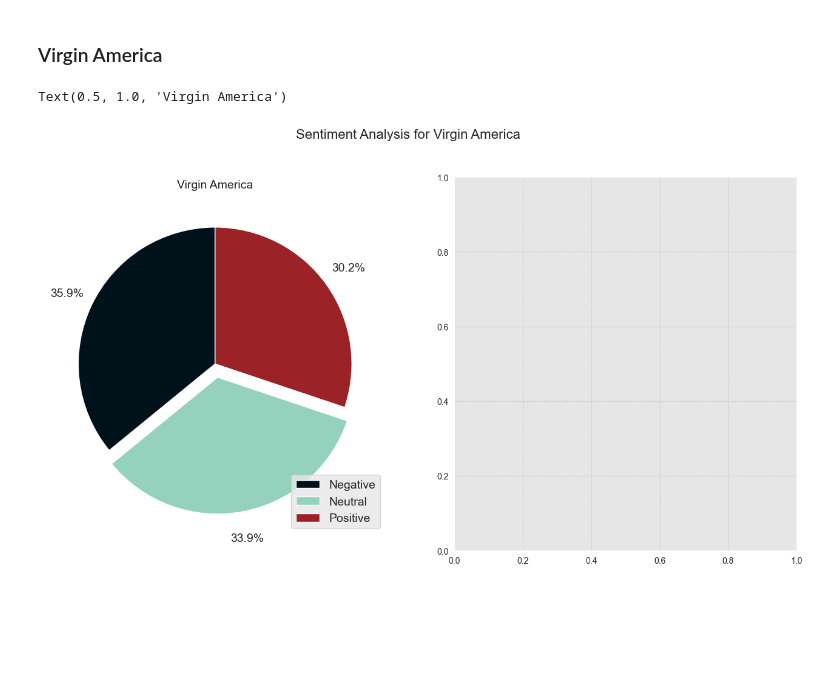
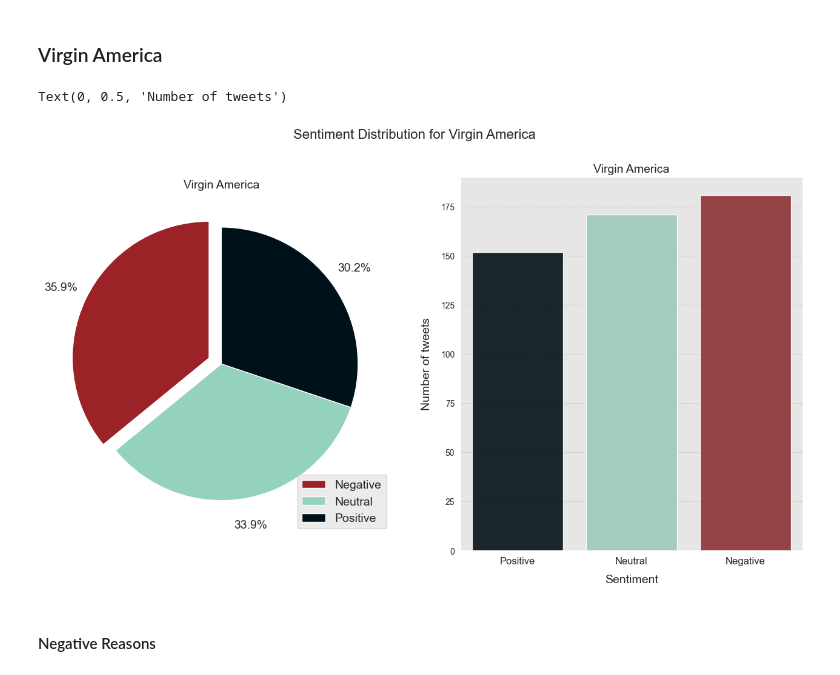
Before and after one commit to scuellaralmagro/airline-sentiment-analysis, a Jupyter notebook: tweets_EDA.ipynb, the cells around one changed output. Saved outputs shown, nothing was run; the diff lists cells and outputs as text; code cells hidden in the pictures; blank space fills up the shorter version.

```diff
--- a/tweets_EDA.ipynb
+++ b/tweets_EDA.ipynb
@@ -45,4 +45,3 @@ sns.set_style('darkgrid',{
     'grid.linestyle': '--',
     'grid.linewidth': 0.5,
     })
-sns.set_palette(['#2b2d42', '#8d99ae', 'edf2f4', '#ef233c', '#d90429'])
@@ -489,25 +486,38 @@ We will now be performing a 'by airline' analysis to see what are the most commo
 ### Virgin America
 # %%
 fig, ax = plt.subplots(1, 2, figsize=(16,8))
-fig.suptitle('Sentiment Analysis for Virgin America', fontsize=16)
+fig.suptitle('Sentiment Distribution for Virgin America', fontsize=16)
 
 # Plot the distribution of the airline_sentiment column for this airline as a pie chart.
-
 fig4 = data[data['airline'] == 'Virgin America'].groupby('airline_sentiment').size().plot(kind='pie',
                                                                                             autopct='%1.1f%%',
                                                                                             fontsize=14,
                                                                                             startangle=90,
-                                                                                            explode=(0,0.1,0),
-                                                                                            colors=['#001219','#94d2bd','#9b2226'],
+                                                                                            explode=(0.1,0,0),
+                                                                                            colors=['#9b2226','#94d2bd','#001219'],
                                                                                             labeldistance=1.1,
                                                                                             pctdistance=1.2,
                                                                                             labels=None,
                                                                                             ax=ax[0])
 
 fig4.legend(labels=['Negative', 'Neutral', 'Positive'],
             loc='lower right',
             fontsize=14)
 fig4.set_title('Virgin America', fontsize=14)
+
+# Plot the distribution of the airline_sentiment column for this airline as a bar chart.
+fig5 = sns.countplot(data=data[data['airline'] == 'Virgin America'], x='airline_sentiment',
+                        order=['positive', 'neutral', 'negative'],
+                        palette=['#001219','#94d2bd','#9b2226'],
+                        alpha=0.9,
+                        ax=ax[1])
+
+fig5.set_title('Virgin America', fontsize=14)
+fig5.set_xlabel('Sentiment', fontsize=14, labelpad=10)
+fig5.set_xticklabels(['Positive', 'Neutral', 'Negative'], fontsize=12)
+fig5.set_ylabel('Number of tweets', fontsize=14, labelpad=10)
 # %% [output]
-Text(0.5, 1.0, 'Virgin America')
+Text(0, 0.5, 'Number of tweets')
-[figure, old version]
+[figure, new version]
+# %% [markdown]
+#### Negative Reasons
```
Also changed, not shown: parts of 6 cells of this notebook.
